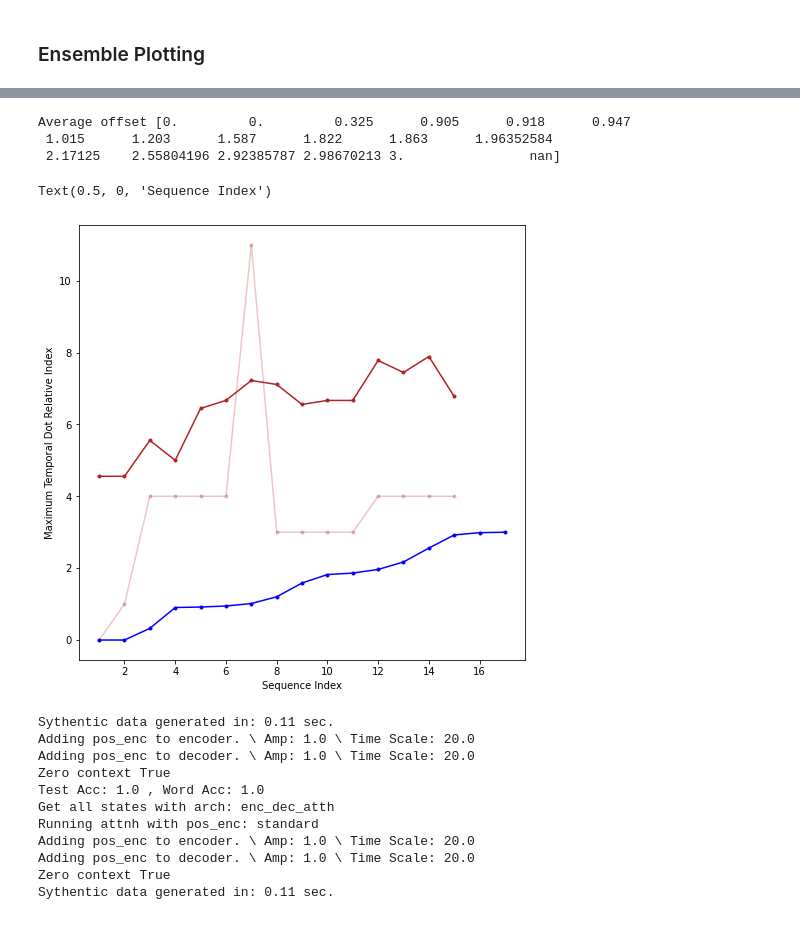
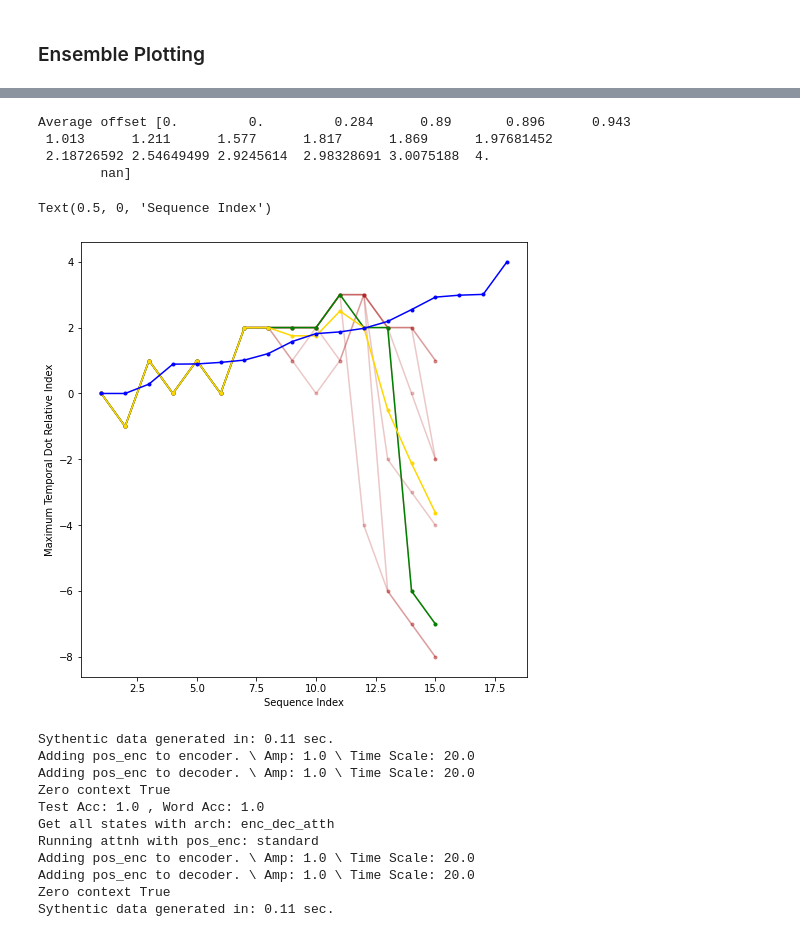
Before and after one commit to kaitken17/understand_nlp, a Jupyter notebook: sythetic_analysis_seq2seq.ipynb, the cells around one changed output, grey strips where cells are left out. Saved outputs shown, nothing was run; the diff lists cells and outputs as text; code cells hidden in the pictures.

```diff
--- a/sythetic_analysis_seq2seq.ipynb
+++ b/sythetic_analysis_seq2seq.ipynb
@@ -5076,17 +5168,16 @@ Maximum angle: 115.14109578759171
 # %% [markdown]
 ### Ensemble Plotting
 # %%
-# Loads many networks and computes accuracy
+# Loads many networks and computes accuracy and average hs dots
 base_path = '/content/drive/My Drive/ml_research/fixedpoints_nlp/data_seq2seq/ao_andlefttwicescan_nolefttwice_5datasets_l2is1e-4.pickle'
 dot_idx = base_path.index('.')
 data_type = 'scan'
 n_trials = 1000
 
-trial_idxs = [1, 2, 6, 8, 9, 10, 11, 12, 13]
-
-dot_vals = np.zeros((len(trial_idxs), dec_len, enc_len))
+trial_idxs = [1, 2, 8, 9, 10, 11, 12, 13]
 
 for trial_idx in range(len(trial_idxs)):
+
   new_path = base_path[:dot_idx] + '_' + str(trial_idxs[trial_idx]) + base_path[dot_idx:]
   with open(new_path, 'rb') as load_file:
     params_loaded = pickle.load(load_file)
@@ -5109,21 +5200,23 @@ for trial_idx in range(len(trial_idxs)):
 
     enc_len = hs_data['inputs'][0].shape[0]
     dec_len = hs_data['labels'][0].shape[0]
-    min_len = np.min([enc_len, dec_len])
+    trial_dot_vals = np.zeros((len(trial_idxs), dec_len, enc_len))
 
   # Builds new apply and accuracy function
   _, apply_fun, _, _, accuracy_fun = build_rnn(rnn_specs)
-
   phrase_acc, word_acc = accuracy_fun(final_params, hs_data)
   print(f'Trial: {trial_idxs[trial_idx]},  Test Acc:', np.mean(phrase_acc), ', Word Acc:', np.mean(word_acc))
 
   # Gets raw hidden states
-  hs['all'] = rnn_states(hs_data, final_params, rnn_specs)
+  cell, readout_apply = build_cell(rnn_specs)
+  cell_dec, readout_apply = build_cell(rnn_specs)
+  cells = cell, cell_dec
+  hs = {}
+  hs['all'] = rnn_states(cells, hs_data, final_params, rnn_specs)
 
   avg_hs = find_avg_hs(hs, hs_data, toy_params)
 
   for seq_idx in range(dec_len):
     raw_dots = np.dot(avg_hs[:enc_len], avg_hs[enc_len+seq_idx])
-    # Normalizes dot product between 0 and 1
-    dot_vals[trial_idx, seq_idx, :] = raw_dots
+    trial_dot_vals[trial_idx, seq_idx, :] = raw_dots
 # %% [output]
@@ -5177,50 +5299,44 @@ WARNING:matplotlib.legend:No handles with labels found to put in legend.
 # %%
 end_pad = 3
-argmax_locs = np.mean(np.argmax(dot_vals[:, :, :-end_pad], axis=2), axis=0)
-
-# Generate line plots
-lines = []
-for seq_idx in range(dec_len):
-  # Small reduction of the X extents to get a cheap perspective effect
-  xscale = 1 - seq_idx / 200.
-  # Same for linewidth (thicker strokes on bottom)
-  lw = 1.5 - seq_idx / 100.0
-  line, = ax1.plot([xscale *(i-seq_idx) for i in range(enc_len- end_pad)], 0.8*seq_idx + avg_softmax_vals[seq_idx], color='k', lw=lw)
-  lines.append(line)
+rel_argmax_locs = np.zeros((len(trial_idxs), trial_dot_vals.shape[2]-end_pad-1))
+for trial_idx in range(len(trial_idxs)):
+  argmax_vals = np.argmax(trial_dot_vals[trial_idx, :, :-end_pad], axis=1)
+  rel_argmax_locs[trial_idx] = np.array([argmax_vals[i]-i for i in range(argmax_vals.shape[0])])
 
 # Finds the average offset of each index
 displacements = np.zeros((len(hs_data['inputs']), hs_data['inputs'][0].shape[0]))
 length_count = np.zeros((enc_len))
 for idx, h_inp, in_idx in zip(range(len(hs_data['inputs'])), hs_data['inputs'], hs_data['in_index']):
 
   and_idx = toy_params['in_words'].index('and')
   and_locs = np.argmax(h_inp, axis=1) == and_idx
   length_count[:in_idx] += np.ones((in_idx))
 
   and_locs = [int(and_locs[i]) for i in range(and_locs.shape[0])]
   displacements[idx, :in_idx] = [np.sum(and_locs[:i]) for i in range(in_idx)]
 
 displacements = np.sum(displacements, axis=0)
 avg_offset = displacements/length_count
 print('Average offset', avg_offset)
 
 fig, ax1 = plt.subplots(1, 1, figsize=(8, 8))
 
-# for trial_idx in range(len(trial_idxs)):
-#   ax1.plot([i+1 for i in range(dec_len)], np.argmax(dot_vals[:, :, :-end_pad], axis=2)[trial_idx], color='firebrick', marker='.', alpha=0.25)
-ax1.plot([i+1 for i in range(dec_len)], np.argmax(dot_vals[:, :, :-end_pad], axis=2)[3], color='firebrick', marker='.', alpha=0.25)
+for trial_idx in range(len(trial_idxs)):
+  ax1.plot([i+1 for i in range(dec_len)], rel_argmax_locs[trial_idx], color='firebrick', marker='.', alpha=0.25)
+ax1.plot([i+1 for i in range(dec_len)], rel_argmax_locs[trial_idxs.index(10)], color='green', marker='.')
 
-ax1.plot([i+1 for i in range(dec_len)], argmax_locs, color='firebrick', marker='.')
+ax1.plot([i+1 for i in range(dec_len)], np.mean(rel_argmax_locs, axis=0), color='gold', marker='.')
 ax1.plot([i+1 for i in range(enc_len-1)], avg_offset[:-1], color='b', marker='.')
 
 ax1.set_ylabel('Maximum Temporal Dot Relative Index')
 ax1.set_xlabel('Sequence Index')
 # %% [output]
-Average offset [0.         0.         0.325      0.905      0.918      0.947
- 1.015      1.203      1.587      1.822      1.863      1.96352584
- 2.17125    2.55804196 2.92385787 2.98670213 3.                nan]
+Average offset [0.         0.         0.284      0.89       0.896      0.943
+ 1.013      1.211      1.577      1.817      1.869      1.97681452
+ 2.18726592 2.54649499 2.9245614  2.98328691 3.0075188  4.
+        nan]
 Text(0.5, 0, 'Sequence Index')
-[figure, old version]
+[figure, new version]
 # %%
 # Plots variances for several architectures
 
```
Also changed, not shown: parts of 16 cells of this notebook.
